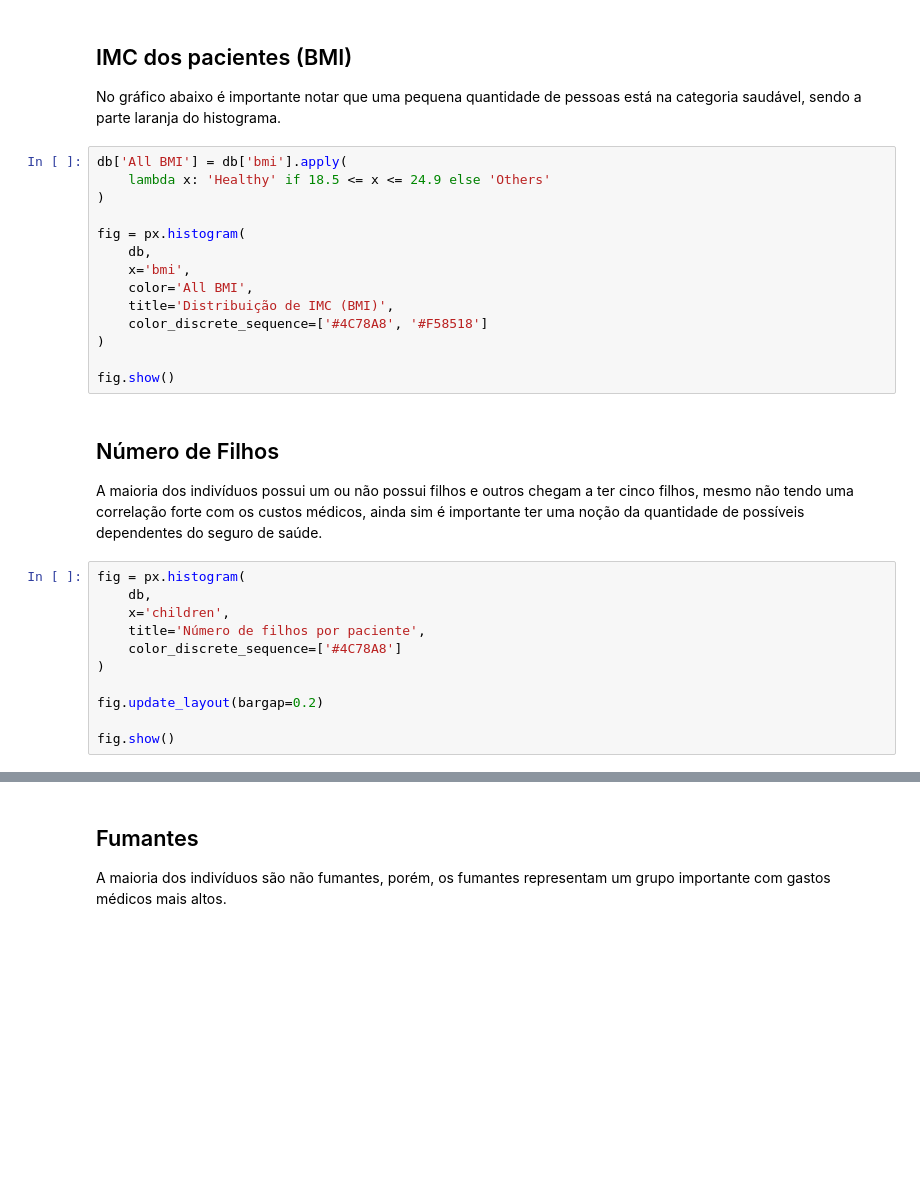
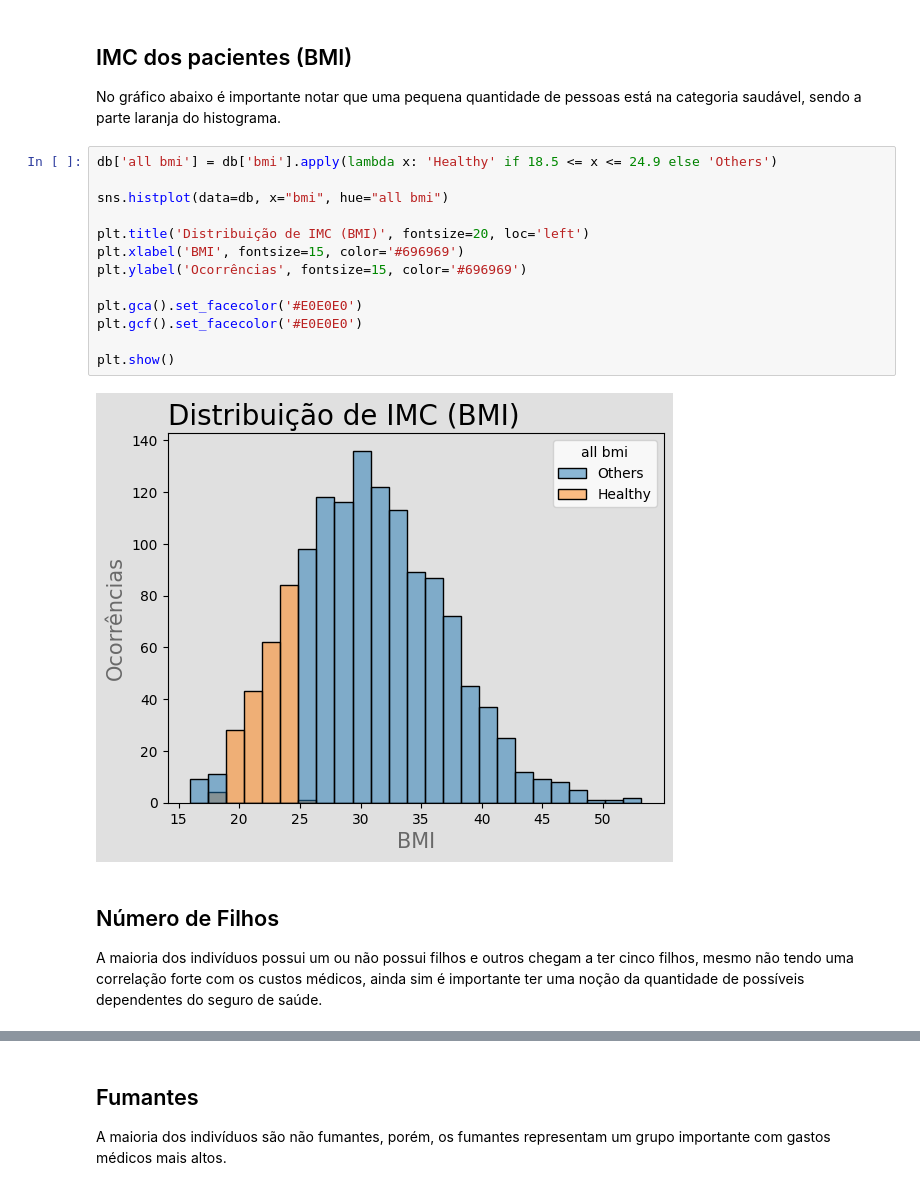
Before and after one commit to pedrocobalquini/Custo-Medico, a Jupyter notebook: custo_medico.ipynb, the cells around one changed output, grey strips where cells are left out. Saved outputs shown, nothing was run; the diff lists cells and outputs as text; blank space fills up the shorter version.

```diff
--- a/custo_medico.ipynb
+++ b/custo_medico.ipynb
@@ -170,31 +181,21 @@ fig.show()
 
 No gráfico abaixo é importante notar que uma pequena quantidade de pessoas está na categoria saudável, sendo a parte laranja do histograma.
 # %%
-db['All BMI'] = db['bmi'].apply(
-    lambda x: 'Healthy' if 18.5 <= x <= 24.9 else 'Others'
-)
+db['all bmi'] = db['bmi'].apply(lambda x: 'Healthy' if 18.5 <= x <= 24.9 else 'Others')
 
-fig = px.histogram(
-    db,
-    x='bmi',
-    color='All BMI',
-    title='Distribuição de IMC (BMI)',
-    color_discrete_sequence=['#4C78A8', '#F58518']
-)
+sns.histplot(data=db, x="bmi", hue="all bmi")
 
-fig.show()
+plt.title('Distribuição de IMC (BMI)', fontsize=20, loc='left')
+plt.xlabel('BMI', fontsize=15, color='#696969')
+plt.ylabel('Ocorrências', fontsize=15, color='#696969')
+
+plt.gca().set_facecolor('#E0E0E0')
+plt.gcf().set_facecolor('#E0E0E0')
+
+plt.show()
+# %% [output]
+[figure, added]
 # %% [markdown]
 ## Número de Filhos
 
 A maioria dos indivíduos possui um ou não possui filhos e outros chegam a ter cinco filhos, mesmo não tendo uma correlação forte com os custos médicos, ainda sim é importante ter uma noção da quantidade de possíveis dependentes do seguro de saúde.
-# %%
-fig = px.histogram(
-    db,
-    x='children',
-    title='Número de filhos por paciente',
-    color_discrete_sequence=['#4C78A8']
-)
-
-fig.update_layout(bargap=0.2)
-
-fig.show()
```
Also changed, not shown: parts of 28 cells of this notebook.
